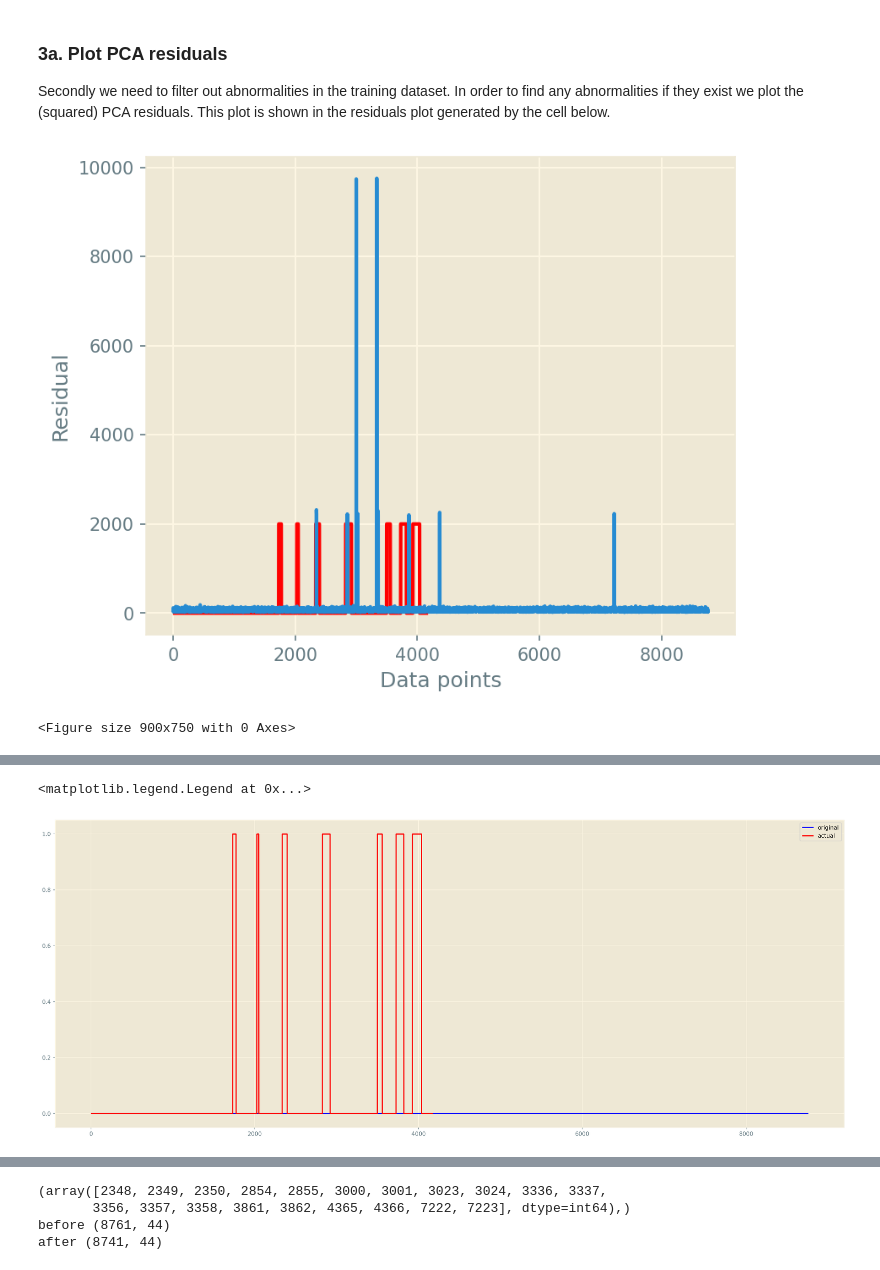
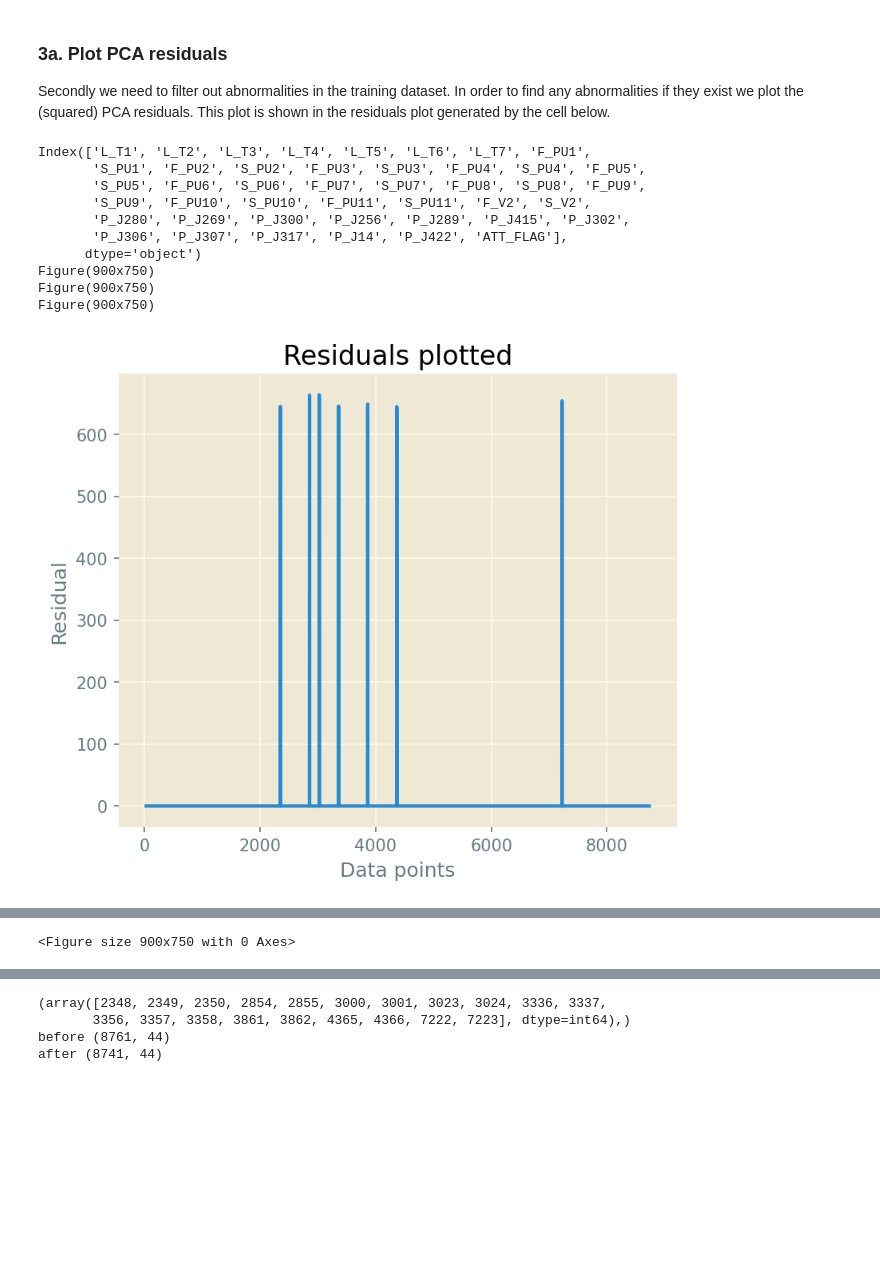
Before and after one commit to mennobo/cda_2_3_4, a Jupyter notebook: Lab2.ipynb, the cells around one changed output, grey strips where cells are left out. Cells and saved outputs as stored; diff of their text form; code cells hidden in the pictures; blank space fills up the shorter version.

```diff
--- a/Lab2.ipynb
+++ b/Lab2.ipynb
@@ -659,11 +659,10 @@ In order for PCA to work correctly the data needs to be normalized so that it ha
 from tslearn.preprocessing import TimeSeriesScalerMeanVariance
 from sklearn.decomposition import PCA
 
-df = df.drop('DATETIME', axis=1)
+# df = df.drop('DATETIME', axis=1)
 
 def normalize(df):
     df_normalized = df.copy()
-    df_normalized = df_normalized
 
     normalize = TimeSeriesScalerMeanVariance(mu=0, std=1)
     for col in df:
@@ -671,4 +670,4 @@ def normalize(df):
 
     return df_normalized
 
-df_normalized = normalize(df)
+# df_normalized = normalize(df)
@@ -680,23 +687,43 @@ df_normalized = normalize(df)
 <!-- step 2: plot PCA residuals -->
 Secondly we need to filter out abnormalities in the training dataset. In order to find any abnormalities if they exist we plot the (squared) PCA residuals. This plot is shown in the residuals plot generated by the cell below.
 # %%
+
+print(df.columns)
+df_normalized = normalize(df[[ 'F_PU6', 'S_PU6']])
 ## Residuals
-pca = PCA()
+pca = PCA(n_components=2)
 pca.fit(df_normalized)
 df_inverse_transformed = pca.inverse_transform(df_normalized)
 pca_residual = df_normalized - df_inverse_transformed
 pca_residual = np.square(pca_residual)
 pca_residual_combined = pca_residual.sum(axis=1)
 
 figure, ax = plt.subplots()
 plt.xlabel('Data points')
 plt.ylabel('Residual')
+plt.title("Residuals plotted")
+ax.plot(pca_residual_combined)
+print(plt.figure())
 
-y = df_attacks[" ATT_FLAG"].values * 2000
-plt.plot(y, color='r', label='actual')
-plt.figure()
-ax.plot(pca_residual_combined)
-figure.savefig('pcaresidual.png')
+# add values
+y1 = df['S_PU6'].values
+plt.title("S_PU6 plotted")
+plt.plot(y1, color='g', label='F_PU6')
+print(plt.figure())
+y = df['F_PU6'].values
+plt.title("F_PU6 plotted")
+plt.plot(y, color='r', label='F_PU6')
+print(plt.figure())
+# figure.savefig('pcaresidual.png')
 # %% [output]
+Index(['L_T1', 'L_T2', 'L_T3', 'L_T4', 'L_T5', 'L_T6', 'L_T7', 'F_PU1',
+       'S_PU1', 'F_PU2', 'S_PU2', 'F_PU3', 'S_PU3', 'F_PU4', 'S_PU4', 'F_PU5',
+       'S_PU5', 'F_PU6', 'S_PU6', 'F_PU7', 'S_PU7', 'F_PU8', 'S_PU8', 'F_PU9',
+       'S_PU9', 'F_PU10', 'S_PU10', 'F_PU11', 'S_PU11', 'F_V2', 'S_V2',
+       'P_J280', 'P_J269', 'P_J300', 'P_J256', 'P_J289', 'P_J415', 'P_J302',
+       'P_J306', 'P_J307', 'P_J317', 'P_J14', 'P_J422', 'ATT_FLAG'],
+      dtype='object')
+Figure(900x750)
+Figure(900x750)
+Figure(900x750)
-[figure, old version]
+[figure, new version]
-<Figure size 900x750 with 0 Axes>
@@ -703,14 +732,4 @@ figure.savefig('pcaresidual.png')
+<Figure size 900x750 with 0 Axes>
-# %%
-plt.figure(figsize=(25,10))
-y1 = df["ATT_FLAG"].values
-y[y==-999] = 0
-plt.plot(y1, color='b', label='original')
-y = df_attacks[" ATT_FLAG"].values
-plt.plot(y, color='r', label='actual')
-plt.legend()
-# %% [output]
-<matplotlib.legend.Legend at 0x...>
-[figure, removed]
 # %% [markdown]
 #### Drop Abnormalities
 *Do you see large abnormalities in the training data? Can you explain why these occur? It is best to remove such abnormalities from the training data since you only want to model normal behavior:*
```
Also changed, not shown: parts of 10 cells of this notebook, 2 other files.
